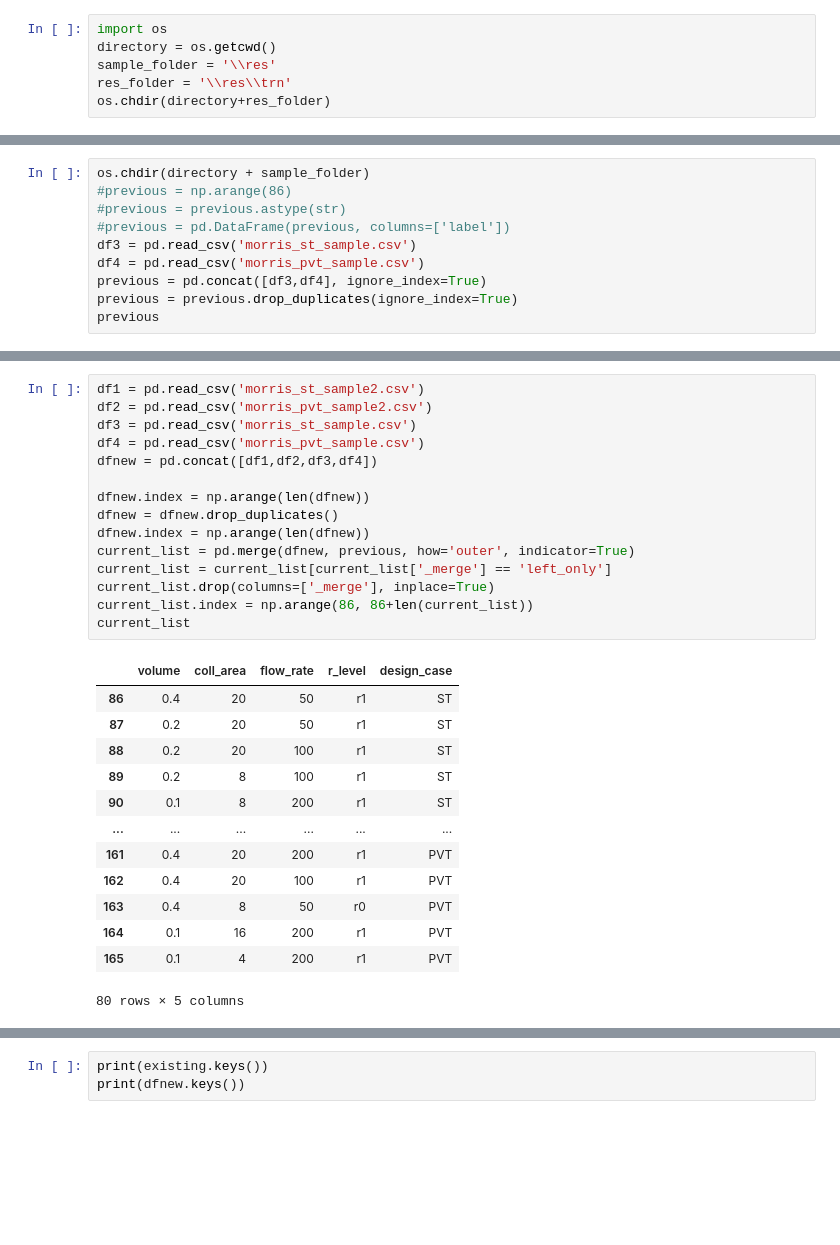
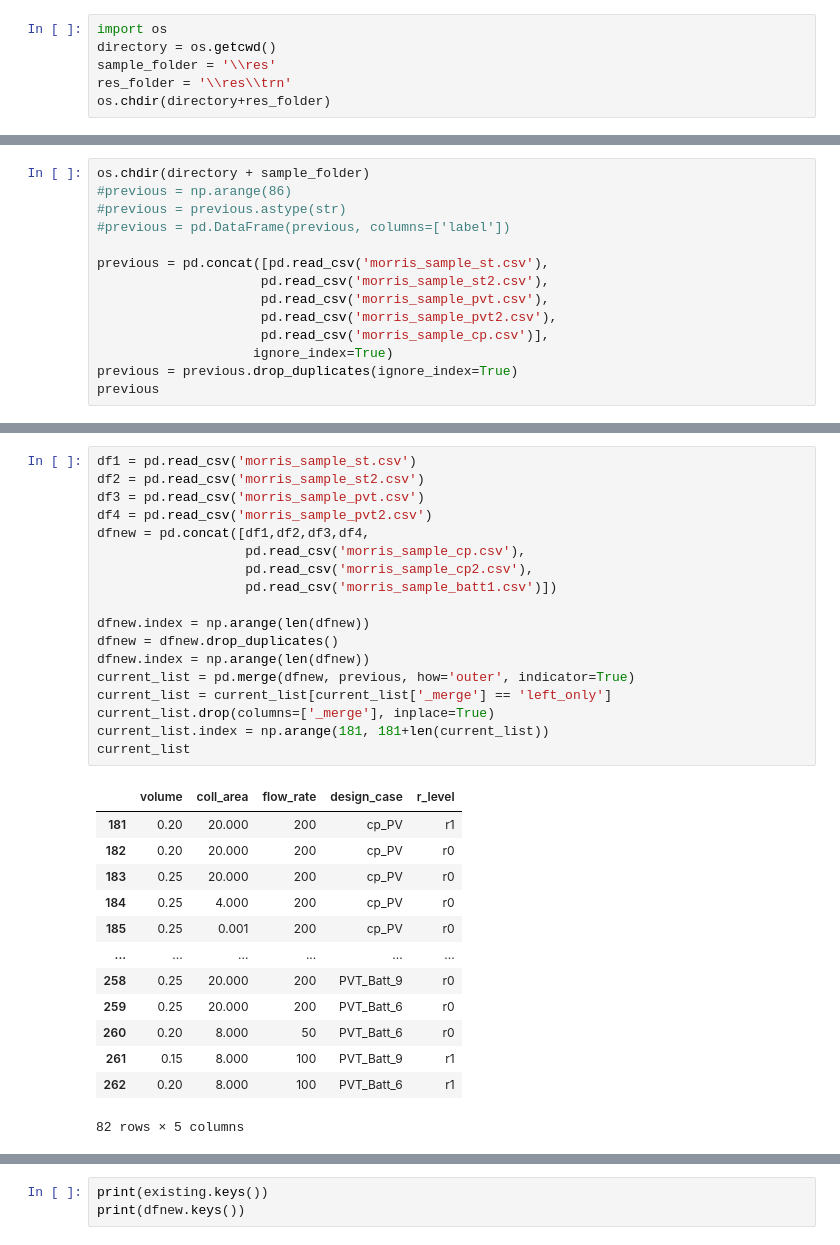
Before and after one commit to a-karanth/parametric_run, a Jupyter notebook: src/missed_sims.ipynb, the cells around one changed output, grey strips where cells are left out. Saved outputs shown, nothing was run; the diff lists cells and outputs as text; blank space fills up the shorter version.

```diff
--- a/src/missed_sims.ipynb
+++ b/src/missed_sims.ipynb
@@ -49,9 +55,13 @@ os.chdir(directory + sample_folder)
 #previous = np.arange(86)
 #previous = previous.astype(str)
 #previous = pd.DataFrame(previous, columns=['label'])
-df3 = pd.read_csv('morris_st_sample.csv')
-df4 = pd.read_csv('morris_pvt_sample.csv')
-previous = pd.concat([df3,df4], ignore_index=True)
+
+previous = pd.concat([pd.read_csv('morris_sample_st.csv'),
+                     pd.read_csv('morris_sample_st2.csv'),
+                     pd.read_csv('morris_sample_pvt.csv'),
+                     pd.read_csv('morris_sample_pvt2.csv'),
+                     pd.read_csv('morris_sample_cp.csv')],
+                    ignore_index=True)
 previous = previous.drop_duplicates(ignore_index=True)
 previous
 # %% [output]
@@ -71,32 +81,35 @@ previous
 # %%
-df1 = pd.read_csv('morris_st_sample2.csv')
-df2 = pd.read_csv('morris_pvt_sample2.csv')
-df3 = pd.read_csv('morris_st_sample.csv')
-df4 = pd.read_csv('morris_pvt_sample.csv')
-dfnew = pd.concat([df1,df2,df3,df4])
+df1 = pd.read_csv('morris_sample_st.csv')
+df2 = pd.read_csv('morris_sample_st2.csv')
+df3 = pd.read_csv('morris_sample_pvt.csv')
+df4 = pd.read_csv('morris_sample_pvt2.csv')
+dfnew = pd.concat([df1,df2,df3,df4,
+                   pd.read_csv('morris_sample_cp.csv'),
+                   pd.read_csv('morris_sample_cp2.csv'),
+                   pd.read_csv('morris_sample_batt1.csv')])
 
 dfnew.index = np.arange(len(dfnew))
 dfnew = dfnew.drop_duplicates()
 dfnew.index = np.arange(len(dfnew))
 current_list = pd.merge(dfnew, previous, how='outer', indicator=True)
 current_list = current_list[current_list['_merge'] == 'left_only']
 current_list.drop(columns=['_merge'], inplace=True)
-current_list.index = np.arange(86, 86+len(current_list))
+current_list.index = np.arange(181, 181+len(current_list))
 current_list
 # %% [output]
-|  | volume | coll_area | flow_rate | r_level | design_case |
-| 86 | 0.4 | 20 | 50 | r1 | ST |
-| 87 | 0.2 | 20 | 50 | r1 | ST |
-| 88 | 0.2 | 20 | 100 | r1 | ST |
-| 89 | 0.2 | 8 | 100 | r1 | ST |
-| 90 | 0.1 | 8 | 200 | r1 | ST |
+|  | volume | coll_area | flow_rate | design_case | r_level |
+| 181 | 0.20 | 20.000 | 200 | cp_PV | r1 |
+| 182 | 0.20 | 20.000 | 200 | cp_PV | r0 |
+| 183 | 0.25 | 20.000 | 200 | cp_PV | r0 |
+| 184 | 0.25 | 4.000 | 200 | cp_PV | r0 |
+| 185 | 0.25 | 0.001 | 200 | cp_PV | r0 |
 | ... | ... | ... | ... | ... | ... |
-| 161 | 0.4 | 20 | 200 | r1 | PVT |
-| 162 | 0.4 | 20 | 100 | r1 | PVT |
-| 163 | 0.4 | 8 | 50 | r0 | PVT |
-| 164 | 0.1 | 16 | 200 | r1 | PVT |
-| 165 | 0.1 | 4 | 200 | r1 | PVT |
+| 258 | 0.25 | 20.000 | 200 | PVT_Batt_9 | r0 |
+| 259 | 0.25 | 20.000 | 200 | PVT_Batt_6 | r0 |
+| 260 | 0.20 | 8.000 | 50 | PVT_Batt_6 | r0 |
+| 261 | 0.15 | 8.000 | 100 | PVT_Batt_9 | r1 |
+| 262 | 0.20 | 8.000 | 100 | PVT_Batt_6 | r1 |
-80 rows × 5 columns
+82 rows × 5 columns
 # %%
 total_labels = pd.concat([previous,current_list], ignore_index=False).index
 total_labels=total_labels.astype(str)
```
Also changed, not shown: parts of 9 cells of this notebook.
